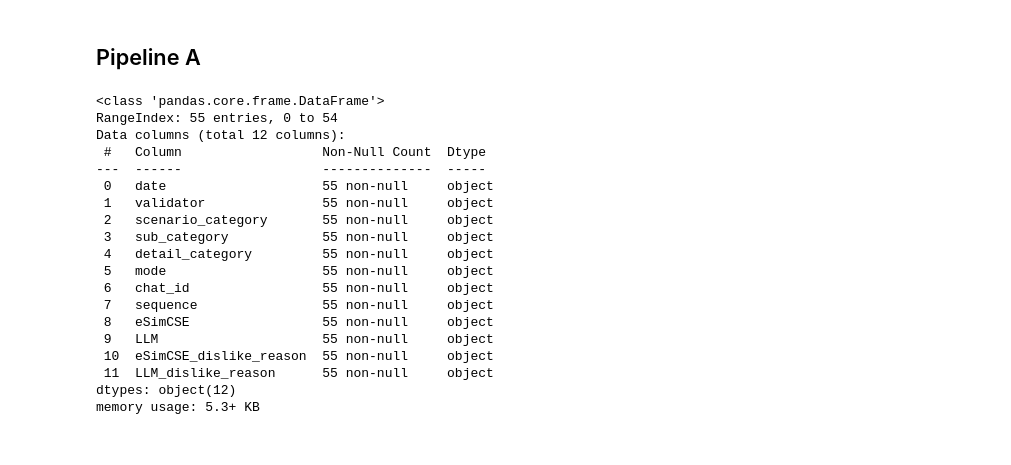
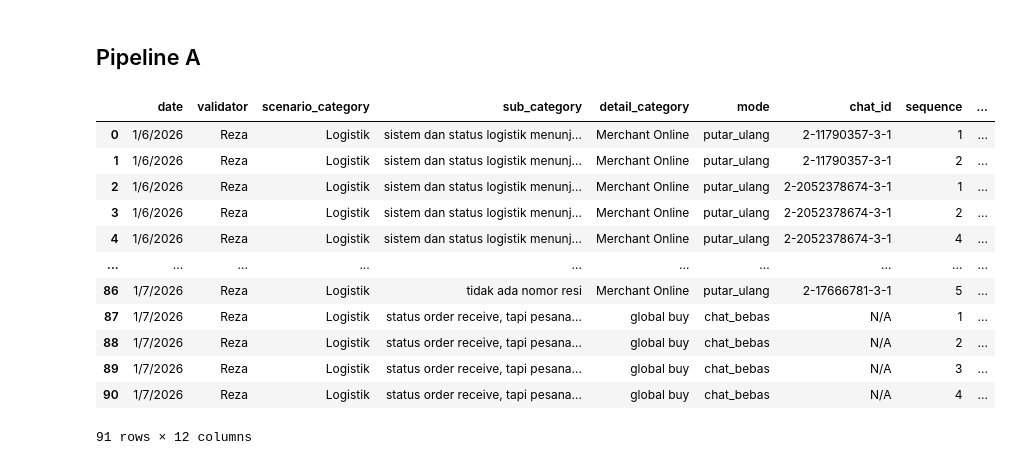
Before and after one commit to keisezrggx/ai_dashboard, a Jupyter notebook: backend/qc/read_llm_qc.ipynb, the cells around one changed output. Saved outputs shown, nothing was run; the diff lists cells and outputs as text; code cells hidden in the pictures.

```diff
--- a/backend/qc/read_llm_qc.ipynb
+++ b/backend/qc/read_llm_qc.ipynb
@@ -15,29 +15,23 @@ client = gspread.authorize(creds)
 sheet = client.open('LLM Kula').worksheet('data_sheet')
 data = sheet.get_all_values()
 
-df = pd.DataFrame(data[1:], columns=data[1])
+df = pd.DataFrame(data[2:], columns=data[1])
 # %%
-df.info()
+df
 # %% [output]
+|  | date | validator | scenario_category | sub_category | detail_category | mode | chat_id | sequence | ... |
+| 0 | 1/6/2026 | Reza | Logistik | sistem dan status logistik menunj... | Merchant Online | putar_ulang | 2-11790357-3-1 | 1 | ... |
+| 1 | 1/6/2026 | Reza | Logistik | sistem dan status logistik menunj... | Merchant Online | putar_ulang | 2-11790357-3-1 | 2 | ... |
+| 2 | 1/6/2026 | Reza | Logistik | sistem dan status logistik menunj... | Merchant Online | putar_ulang | 2-2052378674-3-1 | 1 | ... |
+| 3 | 1/6/2026 | Reza | Logistik | sistem dan status logistik menunj... | Merchant Online | putar_ulang | 2-2052378674-3-1 | 2 | ... |
+| 4 | 1/6/2026 | Reza | Logistik | sistem dan status logistik menunj... | Merchant Online | putar_ulang | 2-2052378674-3-1 | 4 | ... |
+| ... | ... | ... | ... | ... | ... | ... | ... | ... | ... |
+| 86 | 1/7/2026 | Reza | Logistik | tidak ada nomor resi | Merchant Online | putar_ulang | 2-17666781-3-1 | 5 | ... |
+| 87 | 1/7/2026 | Reza | Logistik | status order receive, tapi pesana... | global buy | chat_bebas | N/A | 1 | ... |
+| 88 | 1/7/2026 | Reza | Logistik | status order receive, tapi pesana... | global buy | chat_bebas | N/A | 2 | ... |
+| 89 | 1/7/2026 | Reza | Logistik | status order receive, tapi pesana... | global buy | chat_bebas | N/A | 3 | ... |
+| 90 | 1/7/2026 | Reza | Logistik | status order receive, tapi pesana... | global buy | chat_bebas | N/A | 4 | ... |
-<class 'pandas.core.frame.DataFrame'>
-RangeIndex: 55 entries, 0 to 54
-Data columns (total 12 columns):
- #   Column                  Non-Null Count  Dtype
----  ------                  --------------  -----
- 0   date                    55 non-null     object
- 1   validator               55 non-null     object
- 2   scenario_category       55 non-null     object
- 3   sub_category            55 non-null     object
- 4   detail_category         55 non-null     object
- 5   mode                    55 non-null     object
- 6   chat_id                 55 non-null     object
- 7   sequence                55 non-null     object
- 8   eSimCSE                 55 non-null     object
- 9   LLM                     55 non-null     object
- 10  eSimCSE_dislike_reason  55 non-null     object
- 11  LLM_dislike_reason      55 non-null     object
-dtypes: object(12)
-memory usage: 5.3+ KB
+91 rows × 12 columns
 # %%
 # copy the main df
 df_clean = df.copy()
```
Also changed, not shown: parts of 2 cells of this notebook, 14 other files.
